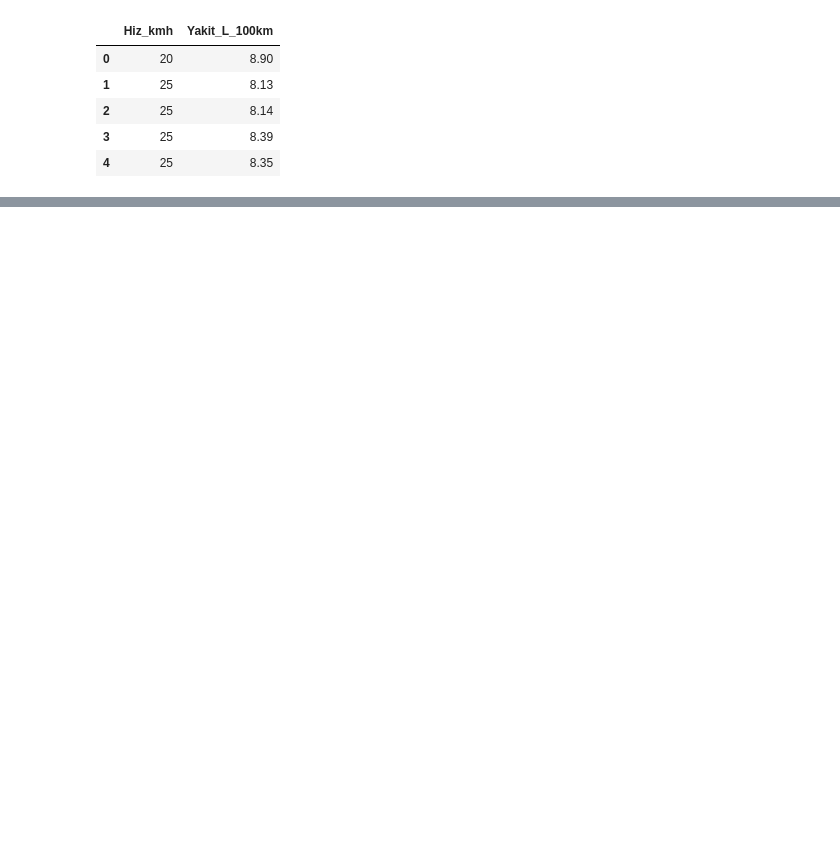
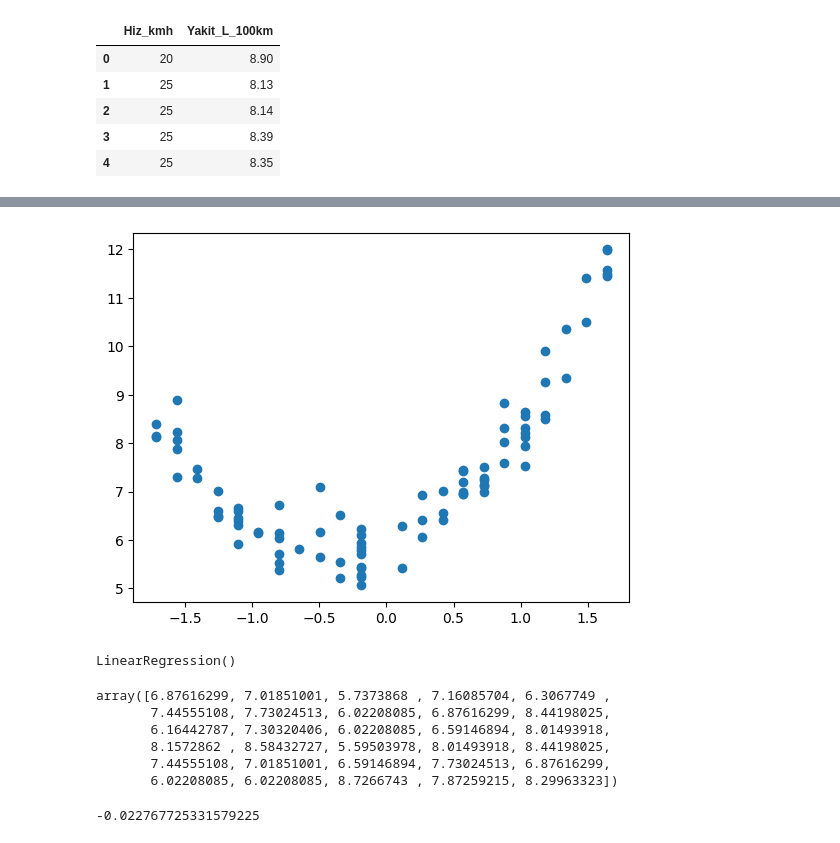
Before and after one commit to europecodingschool/ECS---VB---YZ---08.26, a Jupyter notebook: VB_YZ_Ders_9_3.ipynb, the cells around one changed output, grey strips where cells are left out. Saved outputs shown, nothing was run; the diff lists cells and outputs as text; code cells hidden in the pictures; blank space fills up the shorter version.

```diff
--- a/VB_YZ_Ders_9_3.ipynb
+++ b/VB_YZ_Ders_9_3.ipynb
@@ -24,0 +41,7 @@ df.head()
+# %%
+#dependent and independent feature
+X = df[["Hiz_kmh"]]
+y = df["Yakit_L_100km"]
+# %%
+#train - test split
+X_train, X_test, y_train, y_test = train_test_split(X,y,test_size=0.25, random_state=42)
@@ -24,0 +64,5 @@ df.head()
+# %%
+plt.scatter(X_train,y_train)
+plt.show() # datamıza bakıyoruz.
+# %% [output]
+[figure, added]
@@ -24,0 +78,4 @@ df.head()
+# %%
+regression.fit(X_train, y_train)
+# %% [output]
+LinearRegression()
@@ -24,0 +86,14 @@ df.head()
+# %%
+y_pred
+# %% [output]
+array([6.87616299, 7.01851001, 5.7373868 , 7.16085704, 6.3067749 ,
+       7.44555108, 7.73024513, 6.02208085, 6.87616299, 8.44198025,
+       6.16442787, 7.30320406, 6.02208085, 6.59146894, 8.01493918,
+       8.1572862 , 8.58432727, 5.59503978, 8.01493918, 8.44198025,
+       7.44555108, 7.01851001, 6.59146894, 7.73024513, 6.87616299,
+       6.02208085, 6.02208085, 8.7266743 , 7.87259215, 8.29963323])
+# %%
+score = r2_score(y_test, y_pred)
+print(score) #r2 skoru lineer regresyonda istediğimiz seviyede olmadı. Bu nedenle polinom regresyon üzerinden ilerlemeye karar verdik. Daatamızın dağılımıda bunu gösterdi.
+# %% [output]
+-0.022767725331579225
```
Also changed, not shown: parts of 18 cells of this notebook.
